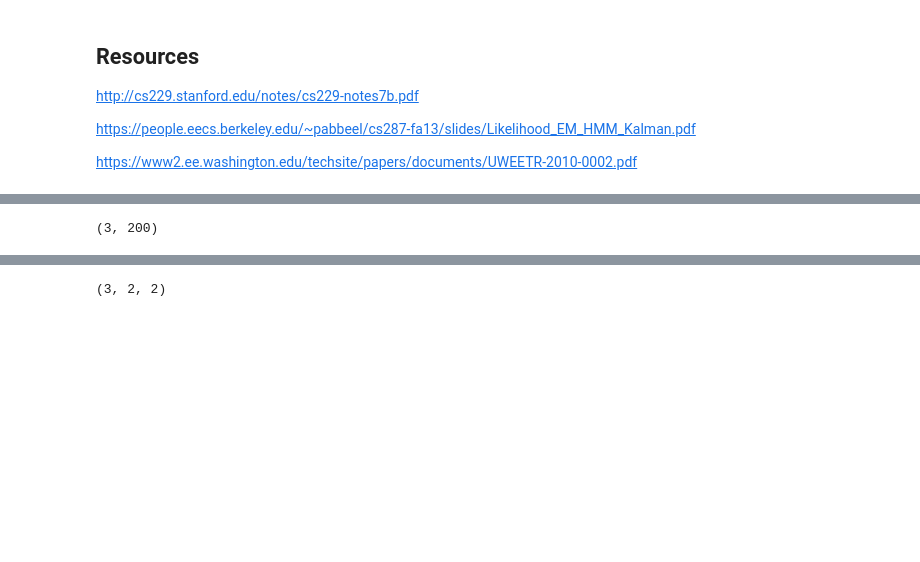
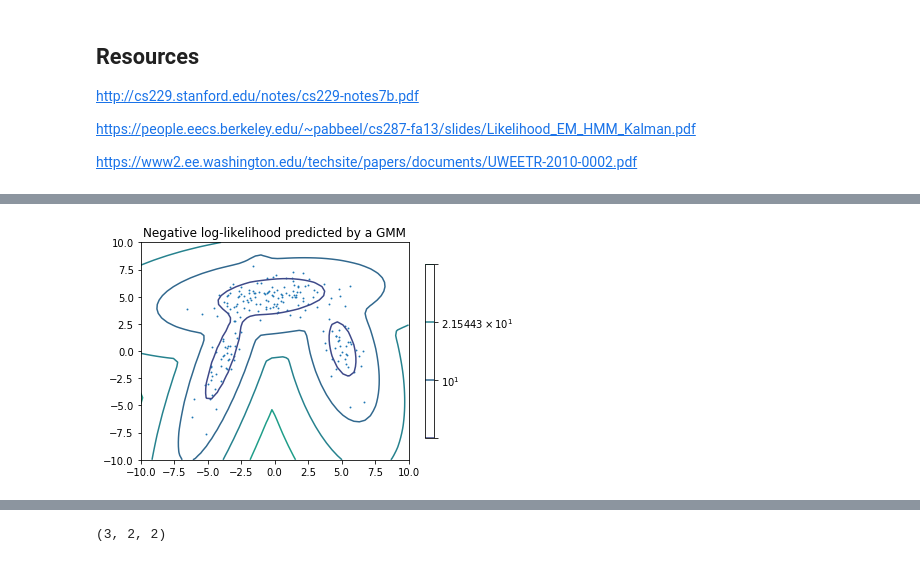
Before and after one commit to matwilso/reinforce, a Jupyter notebook: numpy/gmm/GMM_DEV_NOTES.ipynb, the cells around one changed output, grey strips where cells are left out. Saved outputs shown, nothing was run; the diff lists cells and outputs as text; code cells hidden in the pictures; blank space fills up the shorter version.

```diff
--- a/numpy/gmm/GMM_DEV_NOTES.ipynb
+++ b/numpy/gmm/GMM_DEV_NOTES.ipynb
@@ -31,6 +32,29 @@ def make_ellipses(means, covs, ax, color='b'):
         ax.add_artist(ell)
         ells.append(ell)
     return ells
+
+
+
+def gmm_contours(gmm, data, axis=0, domain=[-10,10,-10,10], cmap=None, color=None, filename=None):
+    # display predicted scores by the model as a contour plot
+    x = np.linspace(domain[0], domain[1])
+    y = np.linspace(domain[2], domain[3])
+    X, Y = np.meshgrid(x, y)
+    XX = np.array([X.ravel(), Y.ravel()]).T
+
+    Z = gmm.eval(XX, axis=axis)
+    Z = Z.reshape(X.shape)
+
+    CS = plt.contour(X, Y, Z, norm=LogNorm(vmin=1.0, vmax=1000.0),
+                     levels=np.logspace(0, 3, 10), cmap=cmap)
+    CB = plt.colorbar(CS, shrink=0.8, extend='both')
+    plt.scatter(data[:, 0], data[:, 1], .8, color=color)
+
+    plt.title('Negative log-likelihood predicted by a GMM')
+    plt.axis('tight')
+    if filename:
+        plt.savefig(filename)
+    plt.show()
 # %%
 # np.random.seed(42)
 
@@ -83,4 +107,4 @@ plt.show()
-# %%
-gamma.shape
-# %% [output]
-(3, 200)
+# %%
+gmm_contours(gmm, data, 0, cmap='viridis')
+# %% [output]
+[figure, added]
```
Also changed, not shown: parts of 16 cells of this notebook, 21 other files.
